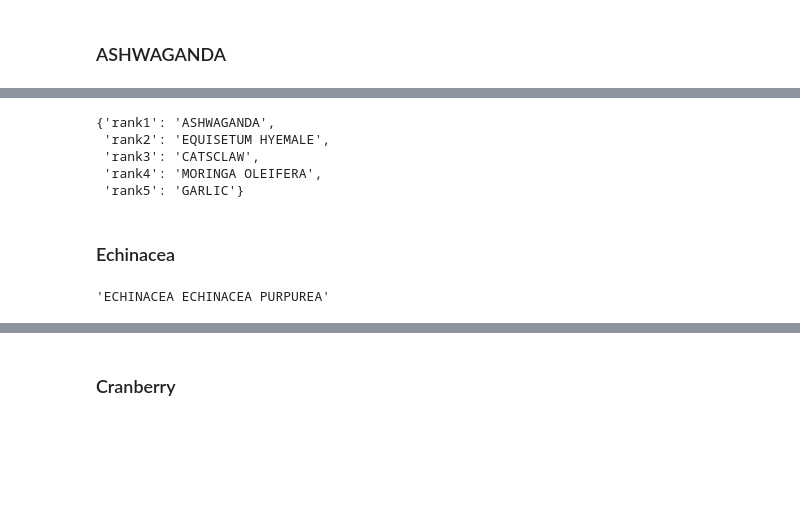
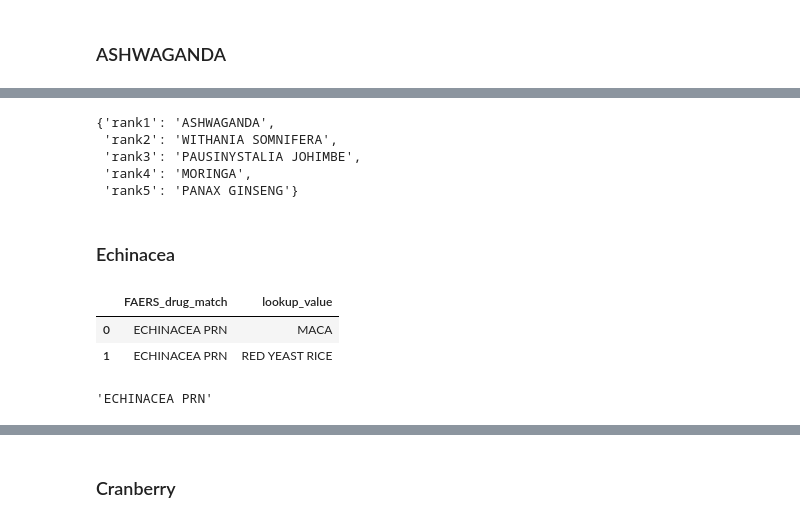
Before and after one commit to sanyabt/NP-FAERS-embed, a Jupyter notebook: experiment-4/SanityCheck&Evaluation.ipynb, the cells around one changed output, grey strips where cells are left out. Cells and saved outputs as stored; diff of their text form; code cells hidden in the pictures; blank space fills up the shorter version.

```diff
--- a/experiment-4/SanityCheck&Evaluation.ipynb
+++ b/experiment-4/SanityCheck&Evaluation.ipynb
@@ -388,24 +418,31 @@ argsort = predicts.flatten().argsort()
-# %%
-# Top-5 smalles distances
-{
-    "rank1": dUnique_df['dUnique_label'][argsort == 0].item(),
-    "rank2": dUnique_df['dUnique_label'][argsort == 1].item(),
-    "rank3": dUnique_df['dUnique_label'][argsort == 2].item(),
-    "rank4": dUnique_df['dUnique_label'][argsort == 3].item(),
-    "rank5": dUnique_df['dUnique_label'][argsort == 4].item(),
-}
-# %% [output]
-{'rank1': 'ASHWAGANDA',
- 'rank2': 'EQUISETUM HYEMALE',
- 'rank3': 'CATSCLAW',
- 'rank4': 'MORINGA OLEIFERA',
- 'rank5': 'GARLIC'}
+# %%
+# Top-5 smalles distances
+{
+    "rank1": dUnique_df.iloc[top5[-1]]['dUnique_label'],
+    "rank2": dUnique_df.iloc[top5[-2]]['dUnique_label'],
+    "rank3": dUnique_df.iloc[top5[-3]]['dUnique_label'],
+    "rank4": dUnique_df.iloc[top5[-4]]['dUnique_label'],
+    "rank5": dUnique_df.iloc[top5[-5]]['dUnique_label'],
+}
+# %% [output]
+{'rank1': 'ASHWAGANDA',
+ 'rank2': 'WITHANIA SOMNIFERA',
+ 'rank3': 'PAUSINYSTALIA JOHIMBE',
+ 'rank4': 'MORINGA',
+ 'rank5': 'PANAX GINSENG'}
 # %% [markdown]
 ### Echinacea
-# %%
-clean(dfneg2["FAERS_drug_match"][10])
-# %% [output]
-'ECHINACEA ECHINACEA PURPUREA'
+# %%
+dfneg2[dfneg2["FAERS_drug_match"].str.contains("ECHINACEA")].head(2)
+# %% [output]
+|  | FAERS_drug_match | lookup_value |
+| 0 | ECHINACEA PRN | MACA |
+| 1 | ECHINACEA PRN | RED YEAST RICE |
+# %%
+i = 0
+clean(dfneg2["FAERS_drug_match"][i])
+# %% [output]
+'ECHINACEA PRN'
 # %%
 dUnique_df[dUnique_df["dUnique_label"] == "ECHINACEA"]
 # %% [output]
```
Also changed, not shown: parts of 85 cells of this notebook, 25 other files.
